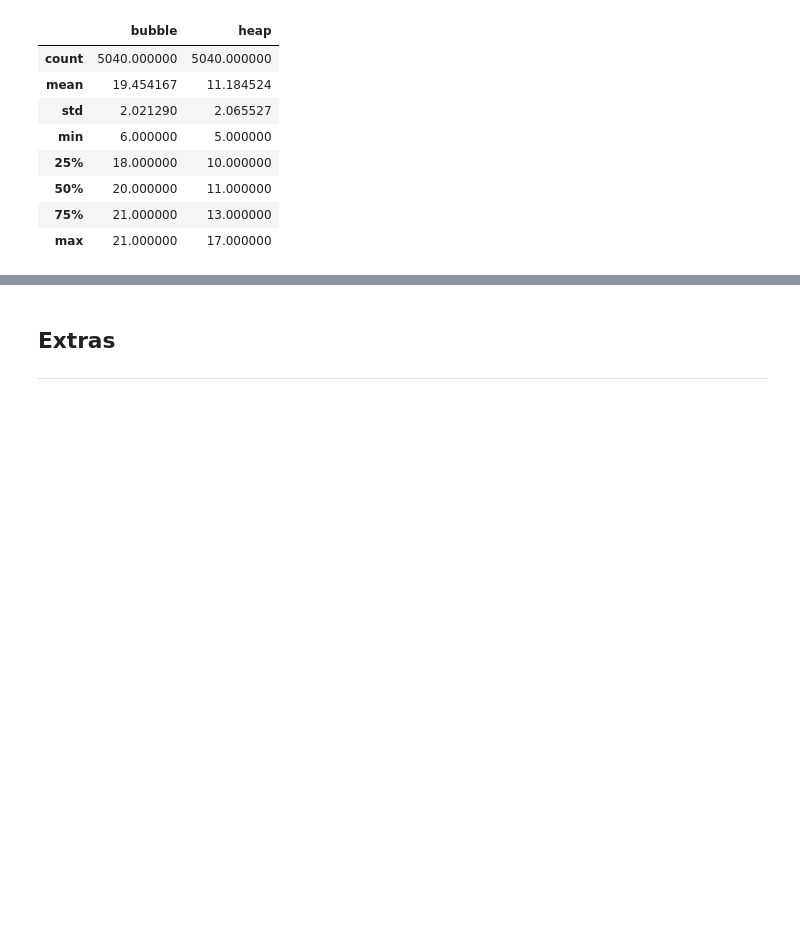
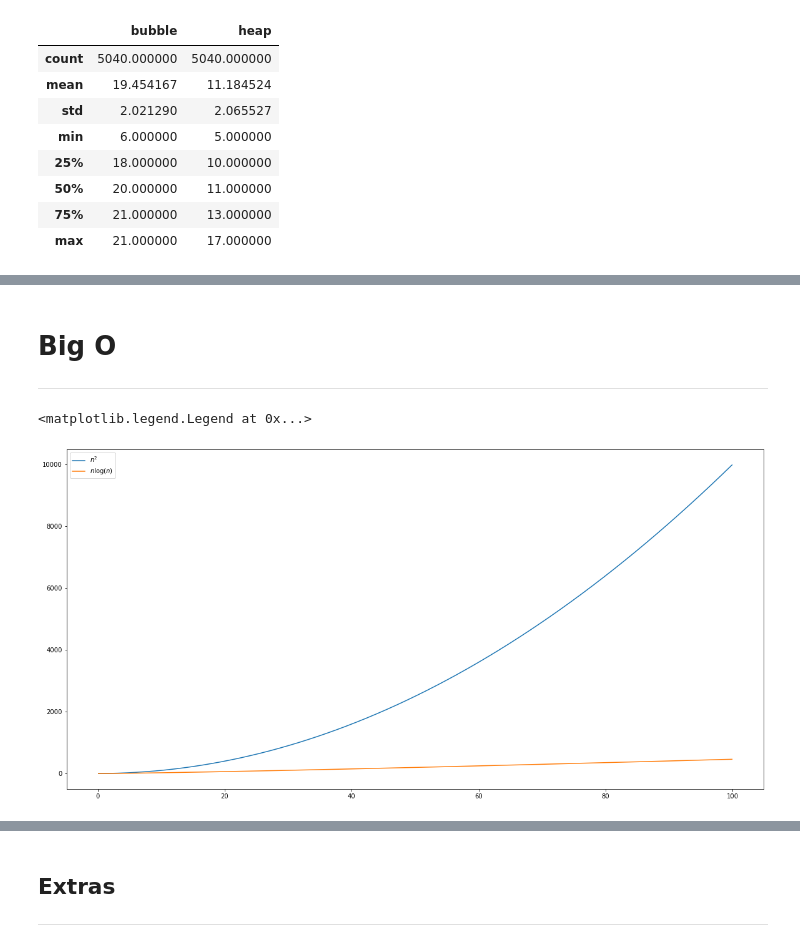
Before and after one commit to shanemcdonagh/jupyter, a Jupyter notebook: 3. Heap Sort.ipynb, the cells around one changed output, grey strips where cells are left out. Drawn from its saved outputs; the diff is of its cells as text; code cells hidden in the pictures; blank space fills up the shorter version.

```diff
--- a/3. Heap Sort.ipynb
+++ b/3. Heap Sort.ipynb
@@ -456,0 +652,17 @@ df.describe()
+# %% [markdown]
+<h1>Big O</h1>
+<hr>
+# %%
+n = np.arange(0.1,100.0,0.1)
+
+y1 = n**2
+
+y2 = x * np.log(n)
+# %%
+plt.plot(x,y1, label='$n^2$')
+plt.plot(x,y2, label='$n \log(n)$')
+
+plt.legend()
+# %% [output]
+<matplotlib.legend.Legend at 0x...>
+[figure, added]
```
Also changed, not shown: parts of 48 cells of this notebook.
